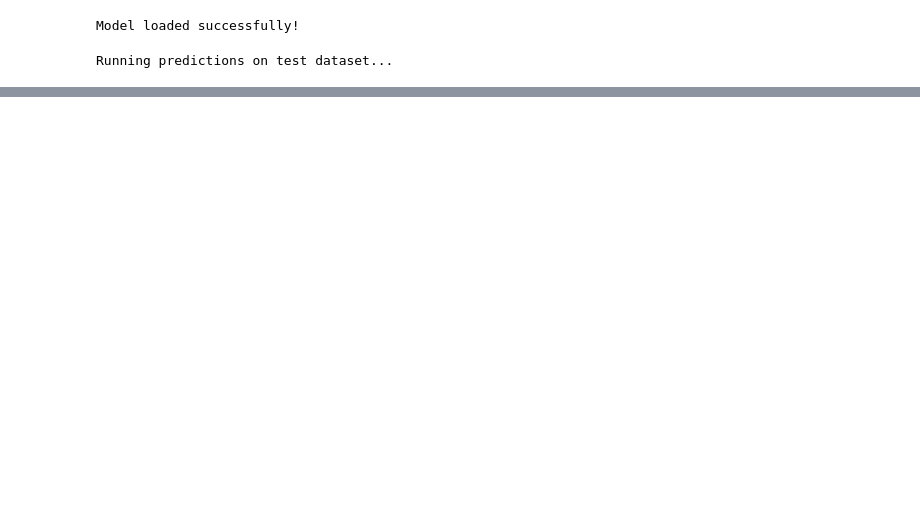
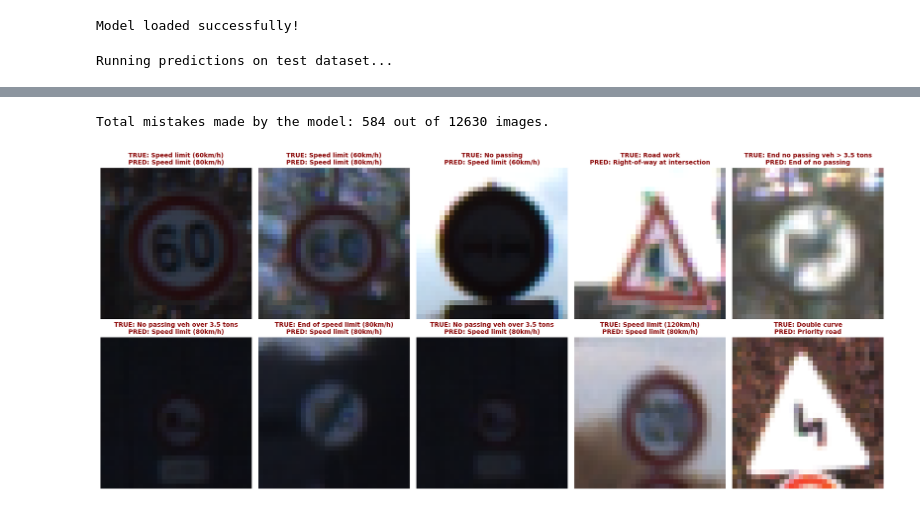
Before and after one commit to Katameqqe/GTSRB-cnn, a Jupyter notebook: test.ipynb, the cells around one changed output, grey strips where cells are left out. Cells and saved outputs as stored; diff of their text form; code cells hidden in the pictures; blank space fills up the shorter version.

```diff
--- a/test.ipynb
+++ b/test.ipynb
@@ -220,2 +220,48 @@ print("================================================================")
 
 ================================================================
+# %%
+# ---------------------------------------------------------
+# 8. Error Analysis: Visualizing Model Mistakes
+# ---------------------------------------------------------
+import numpy as np
+import matplotlib.pyplot as plt
+
+
+preds_np = np.array(all_preds)
+labels_np = np.array(all_labels)
+
+# Find all indices where the model made a mistake
+incorrect_indices = np.where(preds_np != labels_np)[0]
+print(f"Total mistakes made by the model: {len(incorrect_indices)} out of {len(all_labels)} images.")
+
+# Select up to 10 random mistakes to visualize
+num_to_display = min(10, len(incorrect_indices))
+sample_mistakes = np.random.choice(incorrect_indices, num_to_display, replace=False)
+
+fig, axes = plt.subplots(2, 5, figsize=(18, 8))
+axes = axes.flatten()
+
+for i, idx in enumerate(sample_mistakes):
+    # Get the original image tensor and true label from the dataset
+    image_tensor, true_label = test_dataset[idx]
+
+    # Convert tensor (Channels, Height, Width) to numpy array (Height, Width, Channels) for plotting
+    image_np = image_tensor.permute(1, 2, 0).numpy()
+
+    pred_label = all_preds[idx]
+
+    # Get human-readable class names
+    true_name = classes[true_label]
+    pred_name = classes[pred_label]
+
+    axes[i].imshow(image_np)
+    # Highlight the title in red to indicate an error
+    axes[i].set_title(f"TRUE: {true_name}\nPRED: {pred_name}", fontsize=10, color="darkred", fontweight="bold")
+    axes[i].axis('off')
+
+plt.tight_layout()
+plt.savefig('model_mistakes_analysis.png', dpi=300)
+plt.show()
+# %% [output]
+Total mistakes made by the model: 584 out of 12630 images.
+[figure, added]
```
Also changed, not shown: parts of 3 cells of this notebook, 4 other files.
